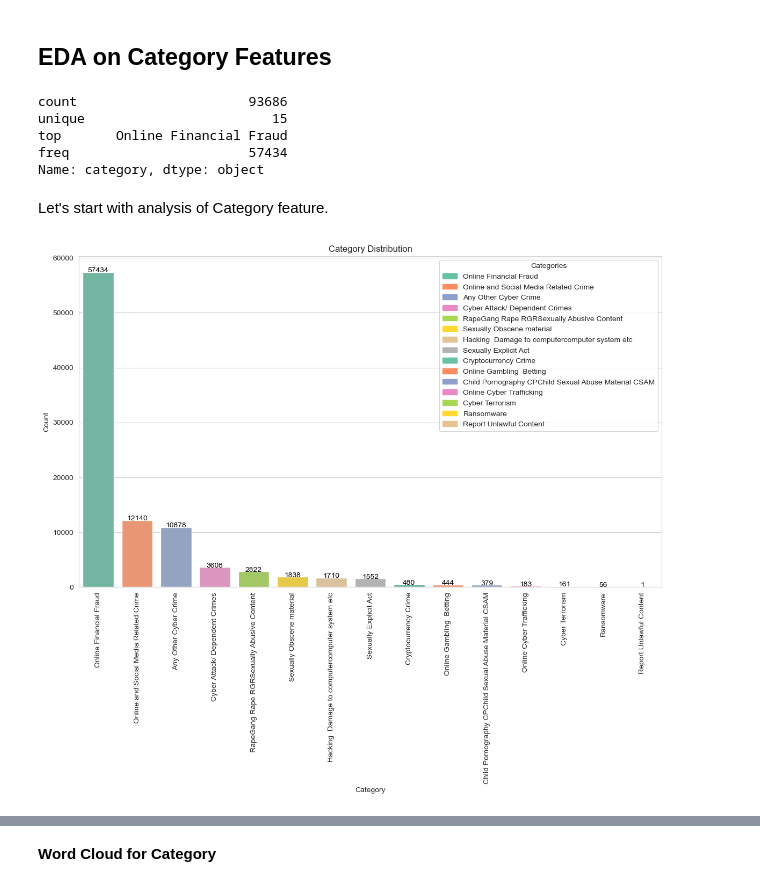
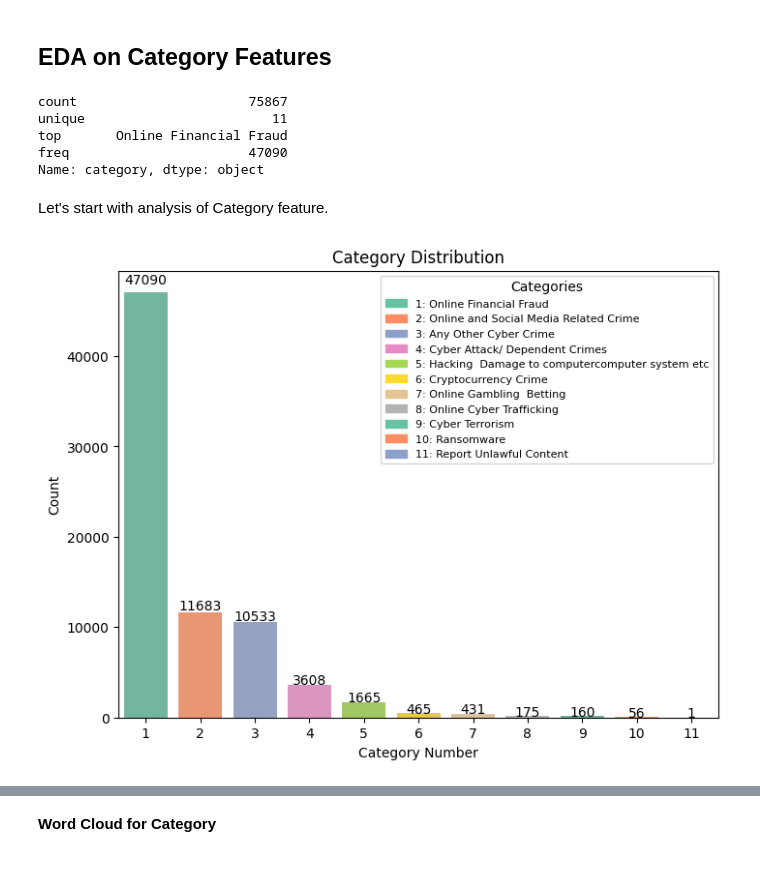
Before and after one commit to AbhishekGreenByte/india-ai-cyber-hack-2024, a Jupyter notebook: content/jupiter-notebook/EDA.ipynb, the cells around one changed output, grey strips where cells are left out. Saved outputs shown, nothing was run; the diff lists cells and outputs as text; code cells hidden in the pictures.

```diff
--- a/content/jupiter-notebook/EDA.ipynb
+++ b/content/jupiter-notebook/EDA.ipynb
@@ -29,45 +152,48 @@ data.head()
 ## EDA on Category Features
 # %%
 # Summary statistics for the 'category' feature
-category_summary = data['category'].describe()
+category_summary = df['category'].describe()
 print(category_summary)
 # %% [output]
-count                      93686
-unique                        15
+count                      75867
+unique                        11
 top       Online Financial Fraud
-freq                       57434
+freq                       47090
 Name: category, dtype: object
 # %% [markdown]
 Let's start with analysis of Category feature.
-# %%
-# Prepare the data
-category_counts = data['category'].value_counts().reset_index()
-category_counts.columns = ['category', 'count']
-
-# Create a color palette with distinct colors for each category
-palette = sns.color_palette('Set2', n_colors=len(category_counts))
-
-# Create the bar plot with hue and disable the built-in legend
-plt.figure(figsize=(14, 8))
-sns.barplot(x='category', y='count', data=category_counts, hue='category', palette=palette, dodge=False, legend=False)
-
-# Add labels and title
-plt.xlabel('Category')
-plt.ylabel('Count')
-plt.title('Category Distribution')
-
-# Rotate the category names to be vertical
-plt.xticks(rotation=90)
-
-# Display the count on top of the bars
-for index, row in category_counts.iterrows():
-    plt.text(row.name, row['count'] + 0.5, row['count'], color='black', ha="center")
-
-# Add a legend manually for each category
-legend_patches = [mpatches.Patch(color=palette[i], label=category_counts['category'][i]) for i in range(len(category_counts))]
-plt.legend(handles=legend_patches, title='Categories')
-
-# Show the plot
-plt.show()
-# %% [output]
-[figure, removed]
+# %%
+import matplotlib.patches as mpatches
+
+# Prepare the df with counts of each category
+category_counts = df['category'].value_counts().reset_index()
+category_counts.columns = ['category', 'count']
+
+# Assign numerical values for each category for x-axis
+category_counts['category_num'] = range(1, len(category_counts) + 1)
+
+# Create a color palette with distinct colors for each category
+palette = sns.color_palette('Set2', n_colors=len(category_counts))
+
+# Create the bar plot with numeric x-axis and disable the built-in legend
+plt.figure(figsize=(8, 6))
+sns.barplot(x='category_num', y='count', data=category_counts, hue='category_num', palette=palette, dodge=False, legend=False)
+
+# Add labels and title
+plt.xlabel('Category Number')
+plt.ylabel('Count')
+plt.title('Category Distribution')
+
+# Display the count on top of the bars
+for index, row in category_counts.iterrows():
+    plt.text(row.name, row['count'] +(0.02 *row['count']), row['count'], color='black', ha="center")
+
+# Manually create a legend to map numbers to category names
+legend_patches = [mpatches.Patch(color=palette[i], label=f"{category_counts['category_num'][i]}: {category_counts['category'][i]}")
+                  for i in range(len(category_counts))]
+plt.legend(handles=legend_patches, title='Categories', prop={'size': 8})
+
+# Show the plot
+plt.show()
+# %% [output]
+[figure, added]
```
Also changed, not shown: parts of 72 cells of this notebook, 2 other files.
